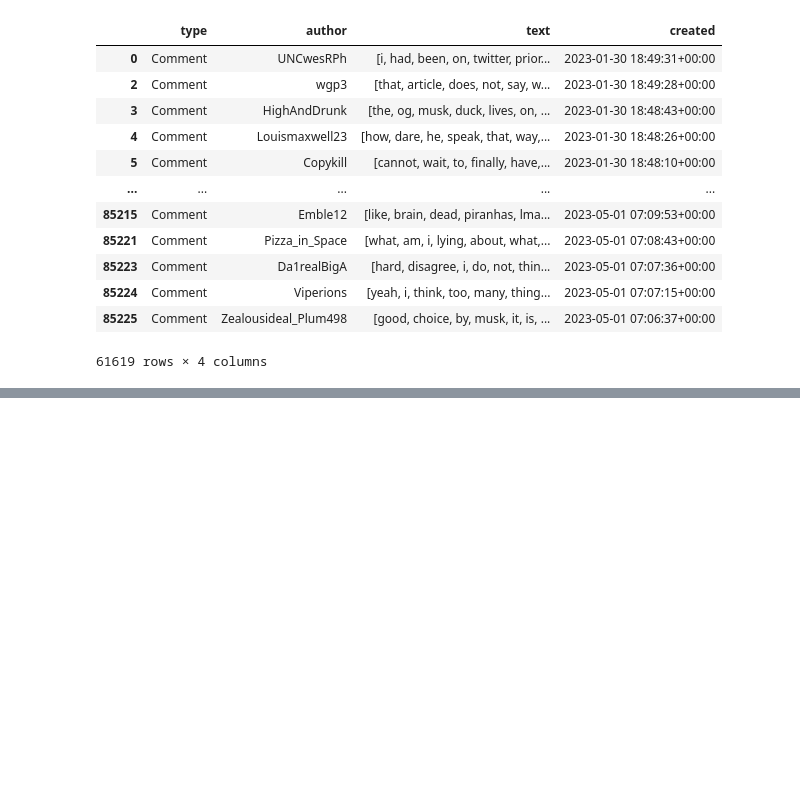
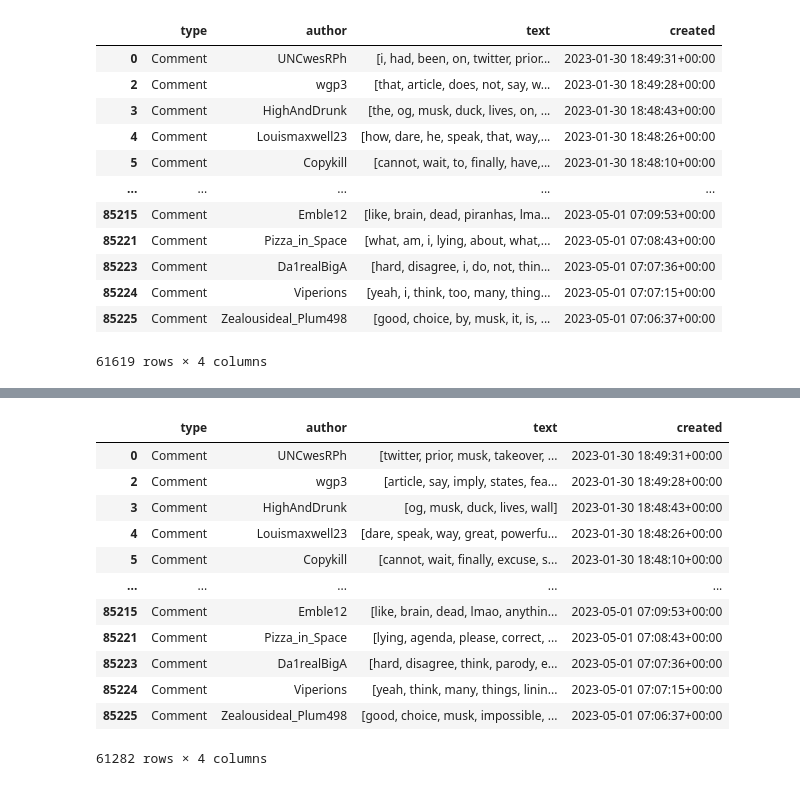
Before and after one commit to tobusiek/ZUM_NLP, a Jupyter notebook: cleaning_data_w2v_sentiment.ipynb, the cells around one changed output, grey strips where cells are left out. Saved outputs shown, nothing was run; the diff lists cells and outputs as text; code cells hidden in the pictures; blank space fills up the shorter version.

```diff
--- a/cleaning_data_w2v_sentiment.ipynb
+++ b/cleaning_data_w2v_sentiment.ipynb
@@ -324,2 +335,8 @@ words.head(10)
 # %%
 words[['words', 'sentiment_coeff']].to_csv('sentiment_dictionary.csv', index=False)
+# %%
+def remove_not_in_dictionary(df:pd.DataFrame) -> pd.DataFrame:
+    '''Remove stop words'''
+    stops = set(words.words)
+    df['text'] = df['text'].apply(lambda x: [item for item in x if item in stops])
+    return df
@@ -325,0 +357,16 @@ words[['words', 'sentiment_coeff']].to_csv('sentiment_dictionary.csv', index=Fal
+# %%
+df
+# %% [output]
+|  | type | author | text | created |
+| 0 | Comment | UNCwesRPh | [twitter, prior, musk, takeover, ... | 2023-01-30 18:49:31+00:00 |
+| 2 | Comment | wgp3 | [article, say, imply, states, fea... | 2023-01-30 18:49:28+00:00 |
+| 3 | Comment | HighAndDrunk | [og, musk, duck, lives, wall] | 2023-01-30 18:48:43+00:00 |
+| 4 | Comment | Louismaxwell23 | [dare, speak, way, great, powerfu... | 2023-01-30 18:48:26+00:00 |
+| 5 | Comment | Copykill | [cannot, wait, finally, excuse, s... | 2023-01-30 18:48:10+00:00 |
+| ... | ... | ... | ... | ... |
+| 85215 | Comment | Emble12 | [like, brain, dead, lmao, anythin... | 2023-05-01 07:09:53+00:00 |
+| 85221 | Comment | Pizza_in_Space | [lying, agenda, please, correct, ... | 2023-05-01 07:08:43+00:00 |
+| 85223 | Comment | Da1realBigA | [hard, disagree, think, parody, e... | 2023-05-01 07:07:36+00:00 |
+| 85224 | Comment | Viperions | [yeah, think, many, things, linin... | 2023-05-01 07:07:15+00:00 |
+| 85225 | Comment | Zealousideal_Plum498 | [good, choice, musk, impossible, ... | 2023-05-01 07:06:37+00:00 |
+61282 rows × 4 columns
```
Also changed, not shown: parts of 17 cells of this notebook, 7 other files.
